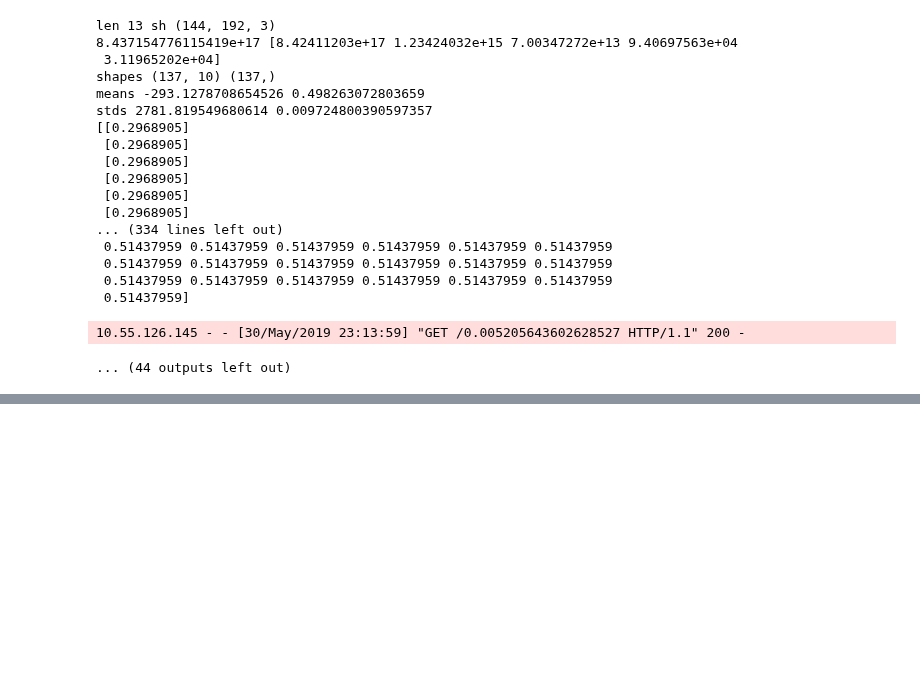
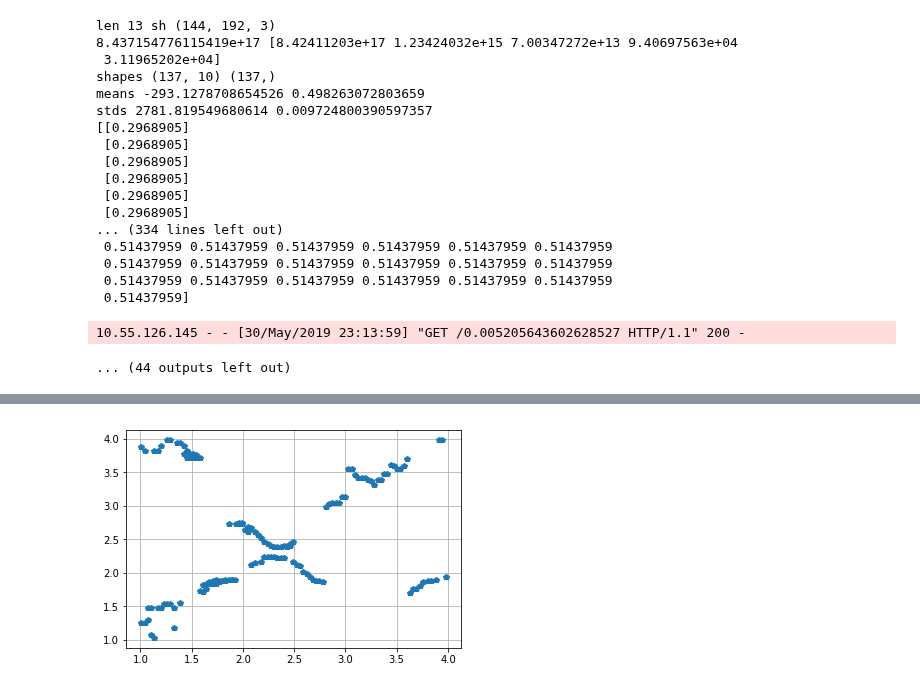
Before and after one commit to DaniloZZZ/quantTechLab, a Jupyter notebook: analysis/main.ipynb, the cells around one changed output, grey strips where cells are left out. Saved outputs shown, nothing was run; the diff lists cells and outputs as text; code cells hidden in the pictures; blank space fills up the shorter version.

```diff
--- a/analysis/main.ipynb
+++ b/analysis/main.ipynb
@@ -468,0 +505,16 @@ os.listdir('C:\\Users\\ЛФКИТ-3\\Documents\\quantTechLab\\data\\auto_rotate'
+# %%
+est = gauss_est(0.02)
+# %%
+X_train, X_test, Y_train, Y_test = preprocessing().train_test_split(X, Y, test_size = 0.3)
+# %%
+est.fit(X_train, Y_train)
+# %%
+X_predicted, prob_predicted, prob_result = est.predict(Y_test, probability = True)
+X_real = (X_test[0]+X_test[1]+ X_test[2])/3
+# %%
+
+plt.plot(X_real,X_predicted, 'p')
+plt.grid()
+plt.show()
+# %% [output]
+[figure, added]
```
Also changed, not shown: parts of 19 cells of this notebook.
